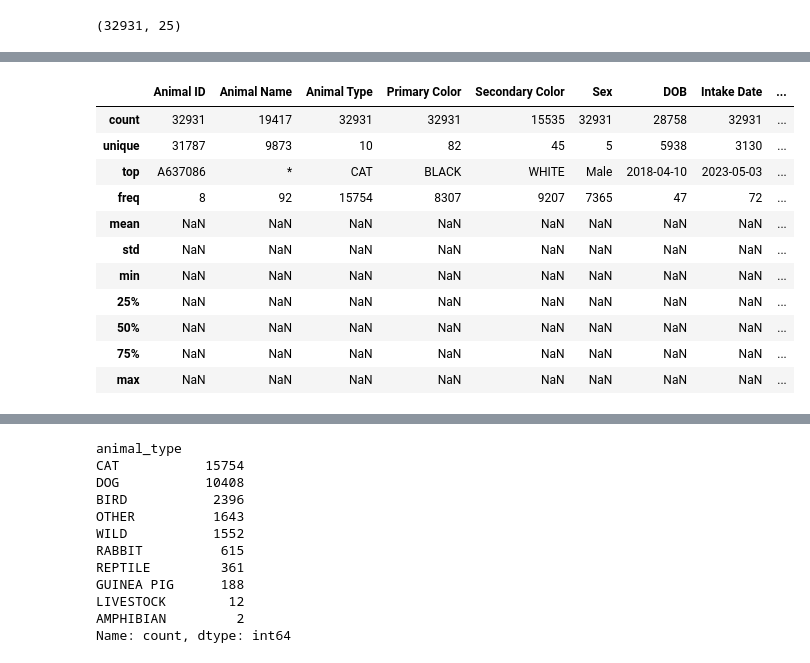
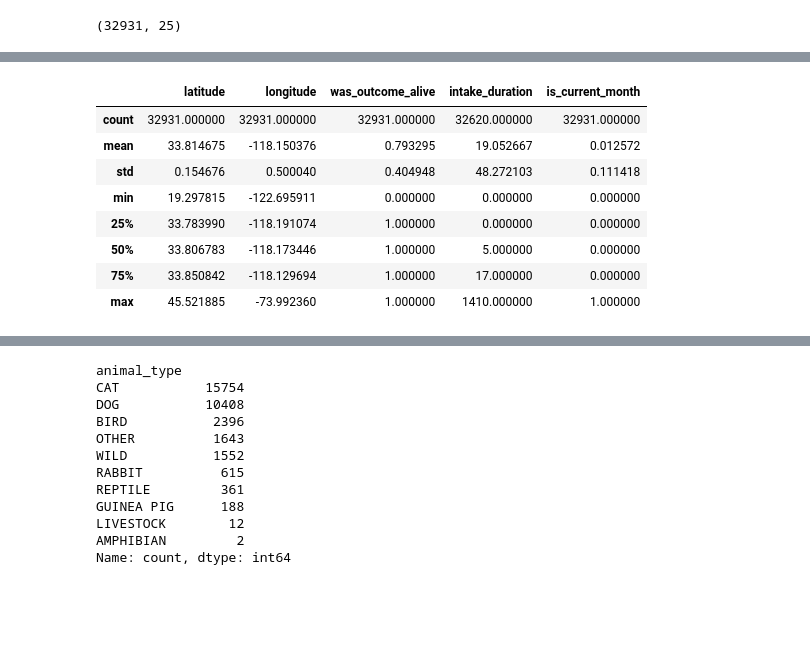
Before and after one commit to giovani-gutierrez/AdoptionPrediction, a Jupyter notebook: eda.ipynb, the cells around one changed output, grey strips where cells are left out. Drawn from its saved outputs; the diff is of its cells as text; code cells hidden in the pictures; blank space fills up the shorter version.

```diff
--- a/eda.ipynb
+++ b/eda.ipynb
@@ -47,21 +51,18 @@ Data columns (total 25 columns):
 dtypes: bool(1), float64(3), int64(2), object(19)
 memory usage: 6.1+ MB
 # %%
-# descriptive stats (with missing values)
-raw_data.describe(include='all')
+# descriptive stats (exluding NA values)
+raw_data.describe()
 # %% [output]
-|  | Animal ID | Animal Name | Animal Type | Primary Color | Secondary Color | Sex | DOB | Intake Date | ... |
-| count | 32931 | 19417 | 32931 | 32931 | 15535 | 32931 | 28758 | 32931 | ... |
-| unique | 31787 | 9873 | 10 | 82 | 45 | 5 | 5938 | 3130 | ... |
-| top | A637086 | * | CAT | BLACK | WHITE | Male | 2018-04-10 | 2023-05-03 | ... |
-| freq | 8 | 92 | 15754 | 8307 | 9207 | 7365 | 47 | 72 | ... |
-| mean | NaN | NaN | NaN | NaN | NaN | NaN | NaN | NaN | ... |
-| std | NaN | NaN | NaN | NaN | NaN | NaN | NaN | NaN | ... |
-| min | NaN | NaN | NaN | NaN | NaN | NaN | NaN | NaN | ... |
-| 25% | NaN | NaN | NaN | NaN | NaN | NaN | NaN | NaN | ... |
-| 50% | NaN | NaN | NaN | NaN | NaN | NaN | NaN | NaN | ... |
-| 75% | NaN | NaN | NaN | NaN | NaN | NaN | NaN | NaN | ... |
-| max | NaN | NaN | NaN | NaN | NaN | NaN | NaN | NaN | ... |
+|  | latitude | longitude | was_outcome_alive | intake_duration | is_current_month |
+| count | 32931.000000 | 32931.000000 | 32931.000000 | 32620.000000 | 32931.000000 |
+| mean | 33.814675 | -118.150376 | 0.793295 | 19.052667 | 0.012572 |
+| std | 0.154676 | 0.500040 | 0.404948 | 48.272103 | 0.111418 |
+| min | 19.297815 | -122.695911 | 0.000000 | 0.000000 | 0.000000 |
+| 25% | 33.783990 | -118.191074 | 1.000000 | 0.000000 | 0.000000 |
+| 50% | 33.806783 | -118.173446 | 1.000000 | 5.000000 | 0.000000 |
+| 75% | 33.850842 | -118.129694 | 1.000000 | 17.000000 | 0.000000 |
+| max | 45.521885 | -73.992360 | 1.000000 | 1410.000000 | 1.000000 |
 # %%
 # clean/rename columns
 raw_data = clean_names(raw_data)
```
Also changed, not shown: parts of 14 cells of this notebook.
